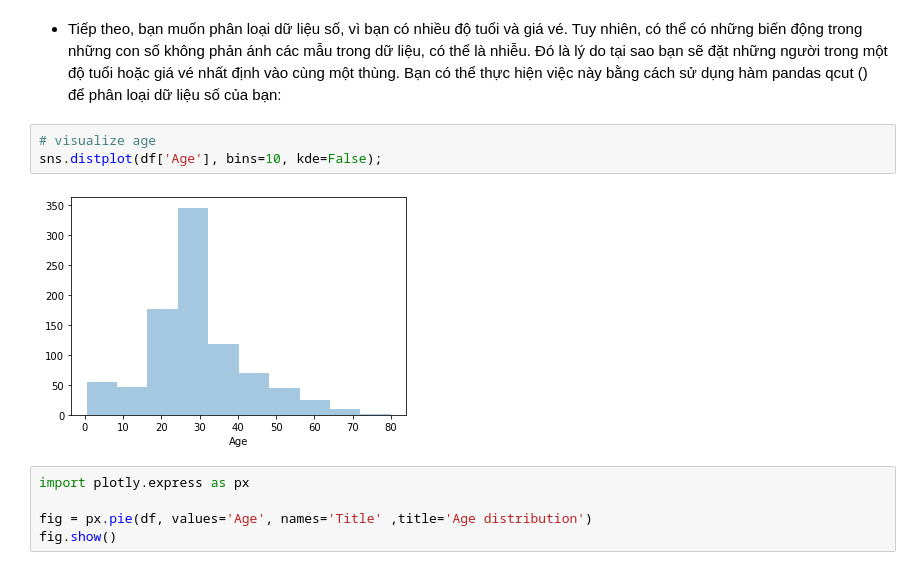
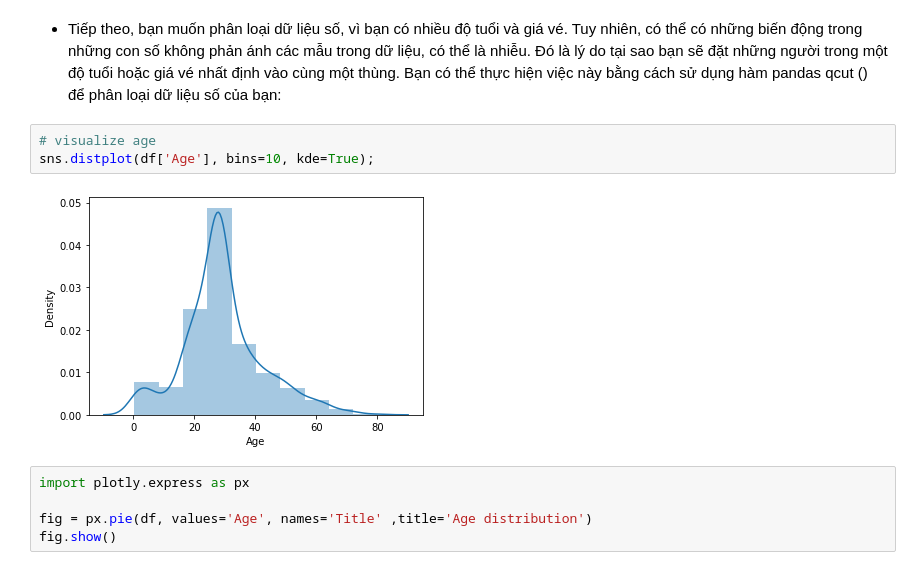
Before and after one commit to PTson2207/Engineer-Selection, a Jupyter notebook: FE_titanic.ipynb, the cells around one changed output. Cells and saved outputs as stored; diff of their text form.

```diff
--- a/FE_titanic.ipynb
+++ b/FE_titanic.ipynb
@@ -151,9 +151,9 @@ df.head()
 - Tiếp theo, bạn muốn phân loại dữ liệu số, vì bạn có nhiều độ tuổi và giá vé. Tuy nhiên, có thể có những biến động trong những con số không phản ánh các mẫu trong dữ liệu, có thể là nhiễu. Đó là lý do tại sao bạn sẽ đặt những người trong một độ tuổi hoặc giá vé nhất định vào cùng một thùng. Bạn có thể thực hiện việc này bằng cách sử dụng hàm pandas qcut () để phân loại dữ liệu số của bạn:
 # %%
 # visualize age
-sns.distplot(df['Age'], bins=10, kde=False);
+sns.distplot(df['Age'], bins=10, kde=True);
 # %% [output]
-[figure, old version]
+[figure, new version]
 # %%
 import plotly.express as px
 
```
Also changed, not shown: parts of 5 cells of this notebook, 1 other file.
